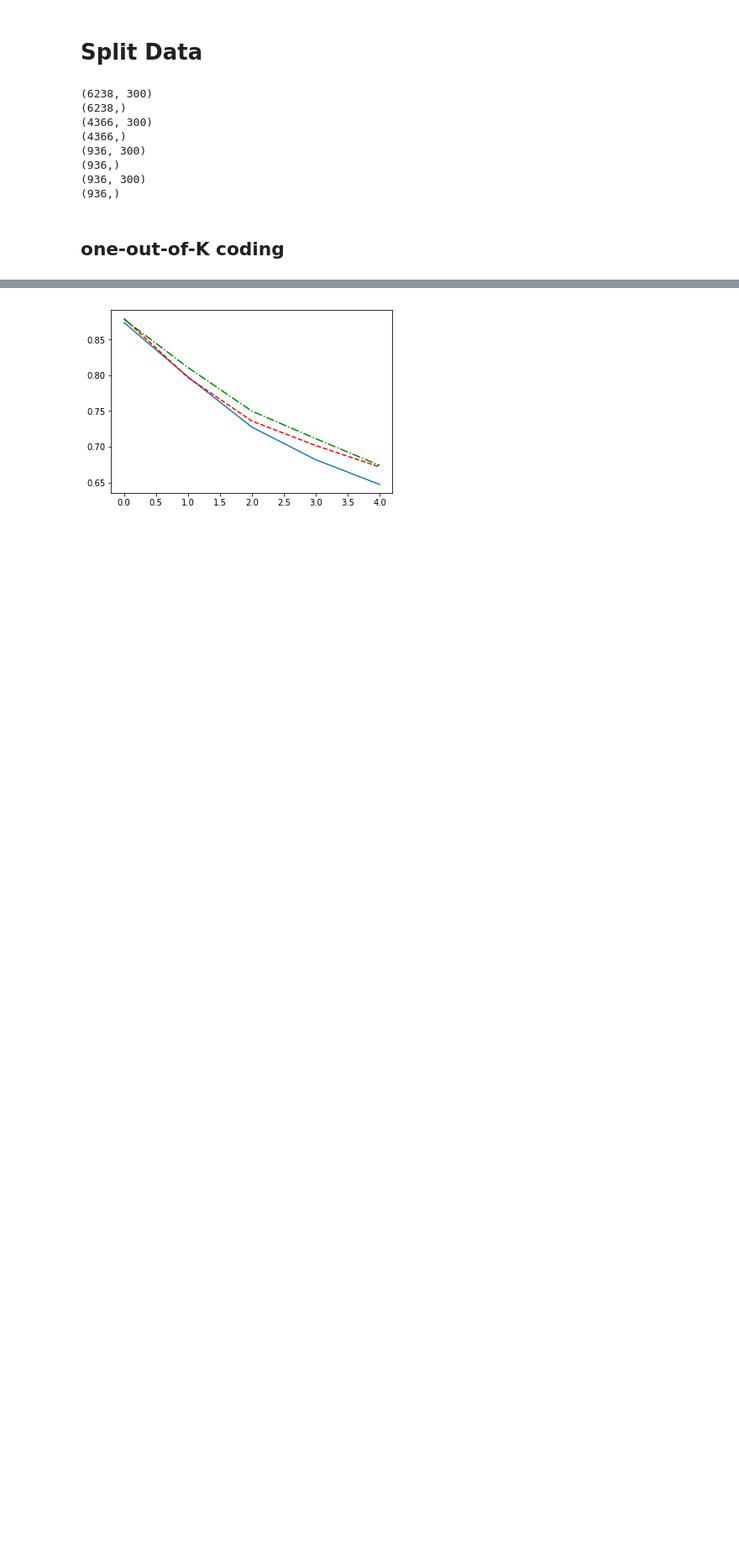
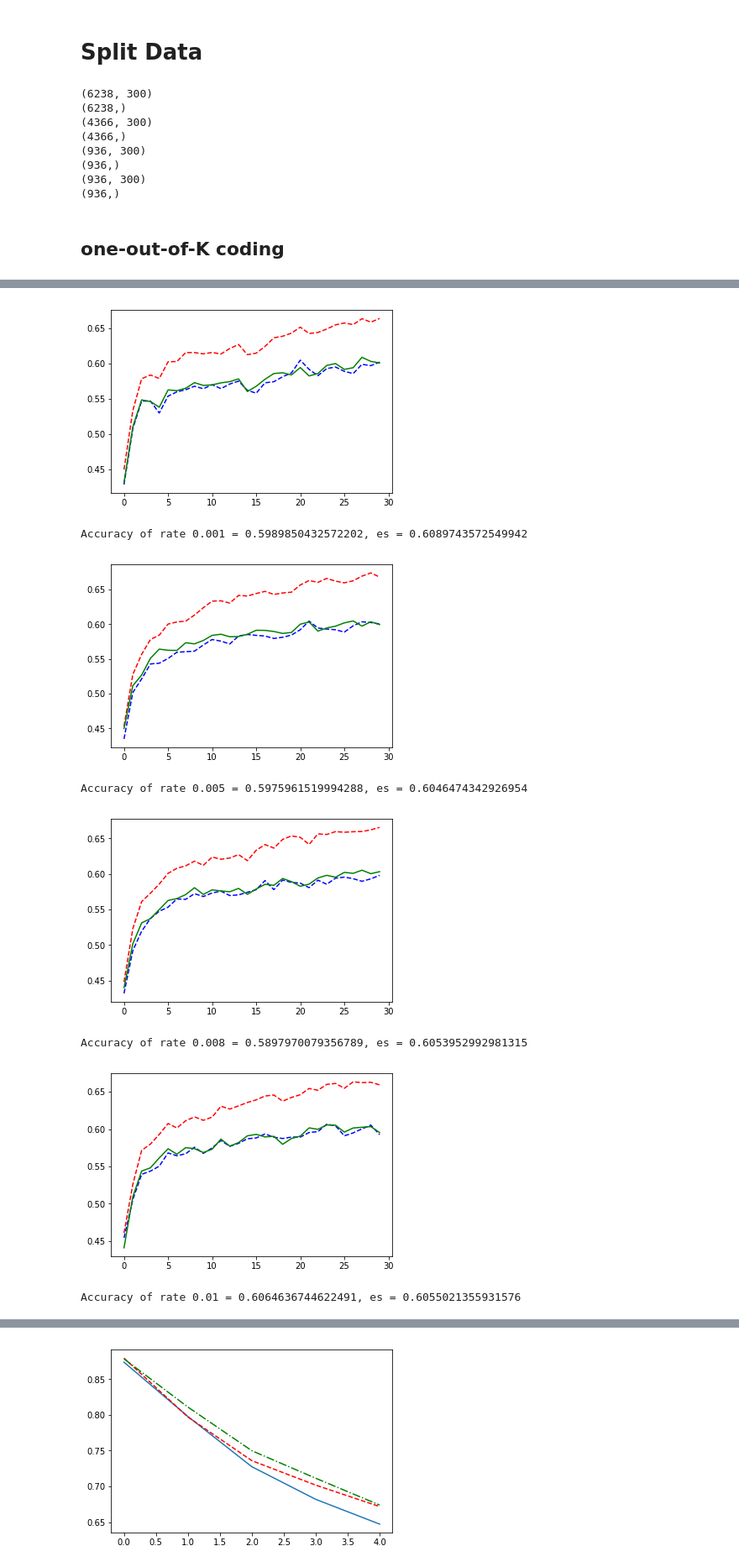
Before and after one commit to sqrhussain/nn_tasks, a Jupyter notebook: Task_3-Copy4.ipynb, the cells around one changed output, grey strips where cells are left out. Shown at 84% size. Saved outputs shown, nothing was run; the diff lists cells and outputs as text; code cells hidden in the pictures; blank space fills up the shorter version.

```diff
--- a/Task_3-Copy4.ipynb
+++ b/Task_3-Copy4.ipynb
@@ -285,0 +402,20 @@ def network(logits):
+# %%
+adam_rates = np.array([0.001,0.005,0.008,0.01,0.05,0.1])
+for rate in adam_rates:
+    with tf.Session() as sess:
+        tr,va,es = try_comb(Train_Classifier(x,[20,26]) , tf.train.AdamOptimizer,rate)
+        plt.figure
+        plt.plot(tr,'r--')
+        plt.plot(va,'b--')
+        plt.plot(es,'g')
+        plt.show()
+        print('Accuracy of rate {} = {}, es = {}'.format(rate,va[np.argmax(es)],np.max(es)))
+# %% [output]
+[figure, added]
+Accuracy of rate 0.001 = 0.5989850432572202, es = 0.6089743572549942
+[figure, added]
+Accuracy of rate 0.005 = 0.5975961519994288, es = 0.6046474342926954
+[figure, added]
+Accuracy of rate 0.008 = 0.5897970079356789, es = 0.6053952992981315
+[figure, added]
+Accuracy of rate 0.01 = 0.6064636744622491, es = 0.6055021355931576
```
Also changed, not shown: parts of 39 cells of this notebook.
